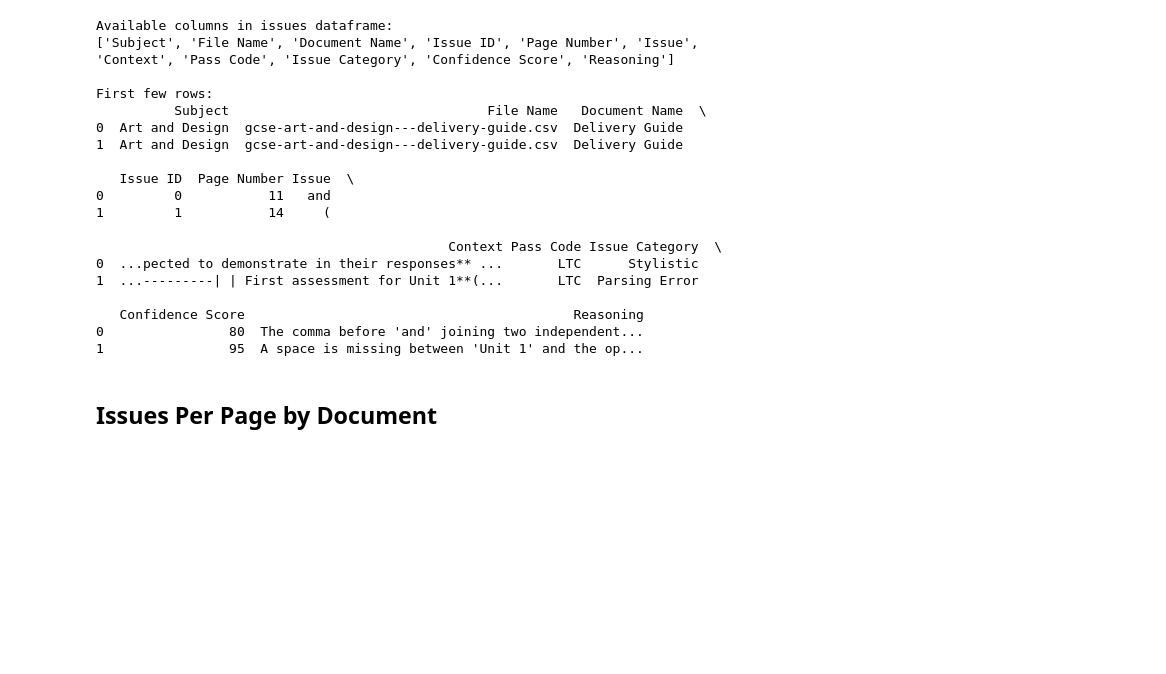
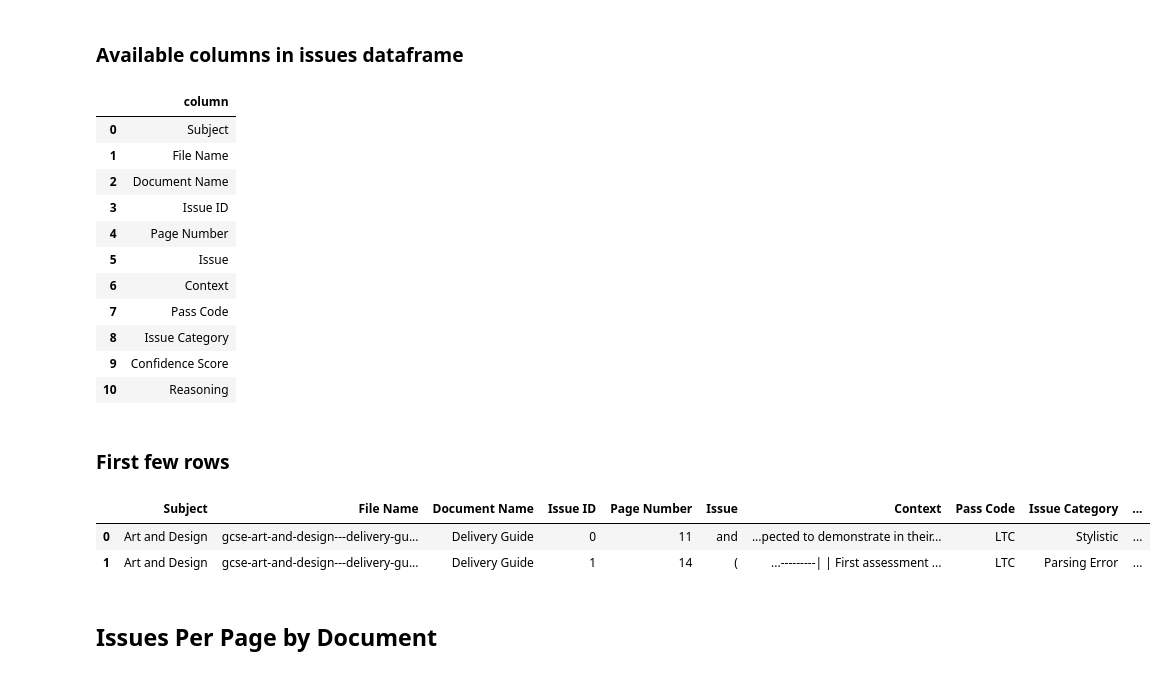
Before and after one commit to h-arnold/ProofreaderBot, a Jupyter notebook: notebooks/data_overview.ipynb, the cells around one changed output. Cells and saved outputs as stored; diff of their text form; code cells hidden in the pictures; blank space fills up the shorter version.

```diff
--- a/notebooks/data_overview.ipynb
+++ b/notebooks/data_overview.ipynb
@@ -59,29 +66,29 @@ fig.show()
 # %%
-# Check available columns in issues dataframe
-print("Available columns in issues dataframe:")
-print(issues.columns.tolist())
-print("\nFirst few rows:")
-print(issues.head(2))
+from IPython.display import Markdown, display
+
+display(Markdown("### Available columns in issues dataframe"))
+display(pd.DataFrame({"column": list(issues.columns)}))
+
+display(Markdown("### First few rows"))
+display(issues.head(2))
 # %% [output]
-Available columns in issues dataframe:
-['Subject', 'File Name', 'Document Name', 'Issue ID', 'Page Number', 'Issue', 'Context', 'Pass Code', 'Issue Category', 'Confidence Score', 'Reasoning']
-
-First few rows:
-          Subject                                 File Name   Document Name  \
-0  Art and Design  gcse-art-and-design---delivery-guide.csv  Delivery Guide
-1  Art and Design  gcse-art-and-design---delivery-guide.csv  Delivery Guide
-
-   Issue ID  Page Number Issue  \
-0         0           11   and
-1         1           14     (
-
-                                             Context Pass Code Issue Category  \
-0  ...pected to demonstrate in their responses** ...       LTC      Stylistic
-1  ...---------| | First assessment for Unit 1**(...       LTC  Parsing Error
-
-   Confidence Score                                          Reasoning
-0                80  The comma before 'and' joining two independent...
-1                95  A space is missing between 'Unit 1' and the op...
+### Available columns in issues dataframe
+|  | column |
+| 0 | Subject |
+| 1 | File Name |
+| 2 | Document Name |
+| 3 | Issue ID |
+| 4 | Page Number |
+| 5 | Issue |
+| 6 | Context |
+| 7 | Pass Code |
+| 8 | Issue Category |
+| 9 | Confidence Score |
+| 10 | Reasoning |
+### First few rows
+|  | Subject | File Name | Document Name | Issue ID | Page Number | Issue | Context | Pass Code | Issue Category | ... |
+| 0 | Art and Design | gcse-art-and-design---delivery-gu... | Delivery Guide | 0 | 11 | and | ...pected to demonstrate in their... | LTC | Stylistic | ... |
+| 1 | Art and Design | gcse-art-and-design---delivery-gu... | Delivery Guide | 1 | 14 | ( | ...---------| | First assessment ... | LTC | Parsing Error | ... |
 # %% [markdown]
 ## Issues Per Page by Document
 # %%
```
Also changed, not shown: parts of 7 cells of this notebook, 1 other file.
